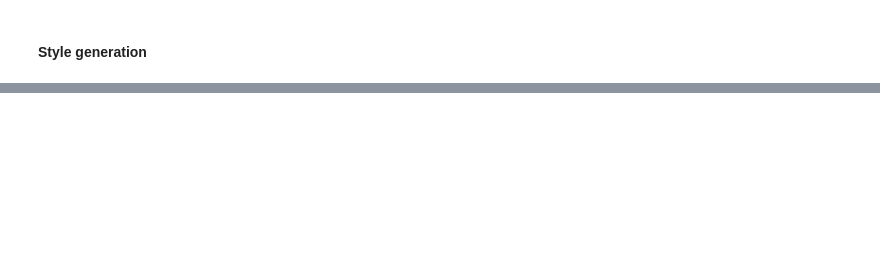
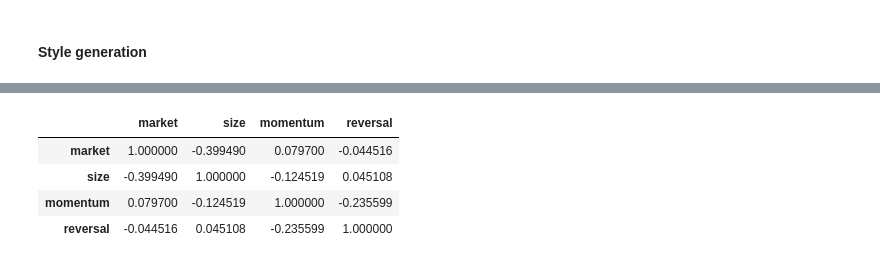
Before and after one commit to bebesi33/crypto_project, a Jupyter notebook: factor_model/scripts/main.ipynb, the cells around one changed output, grey strips where cells are left out. Cells and saved outputs as stored; diff of their text form; code cells hidden in the pictures; blank space fills up the shorter version.

```diff
--- a/factor_model/scripts/main.ipynb
+++ b/factor_model/scripts/main.ipynb
@@ -132,3 +262,11 @@ TypeError: 'module' object is not callable
+# %%
+all_coeff[parameters['REGRESSORS_SET1']].tail(2000).corr()
+# %% [output]
+|  | market | size | momentum | reversal |
+| market | 1.000000 | -0.399490 | 0.079700 | -0.044516 |
+| size | -0.399490 | 1.000000 | -0.124519 | 0.045108 |
+| momentum | 0.079700 | -0.124519 | 1.000000 | -0.235599 |
+| reversal | -0.044516 | 0.045108 | -0.235599 | 1.000000 |
 # %%
 refresh_raw_price_database(price_data_map, DATABASE_LOCATION)
 # %%
```
Also changed, not shown: parts of 10 cells of this notebook, 4 other files.
